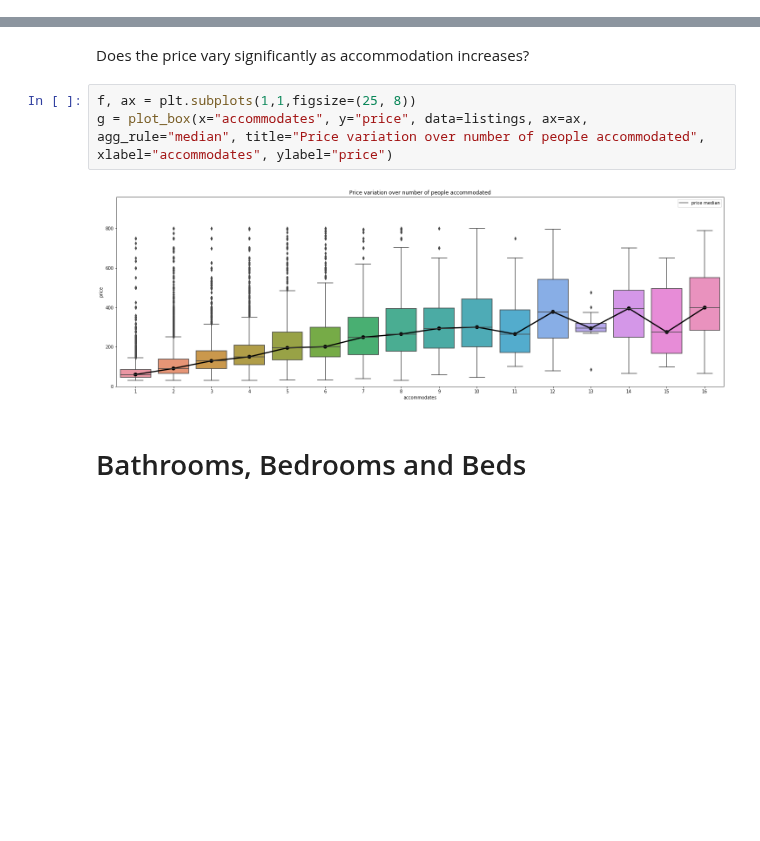
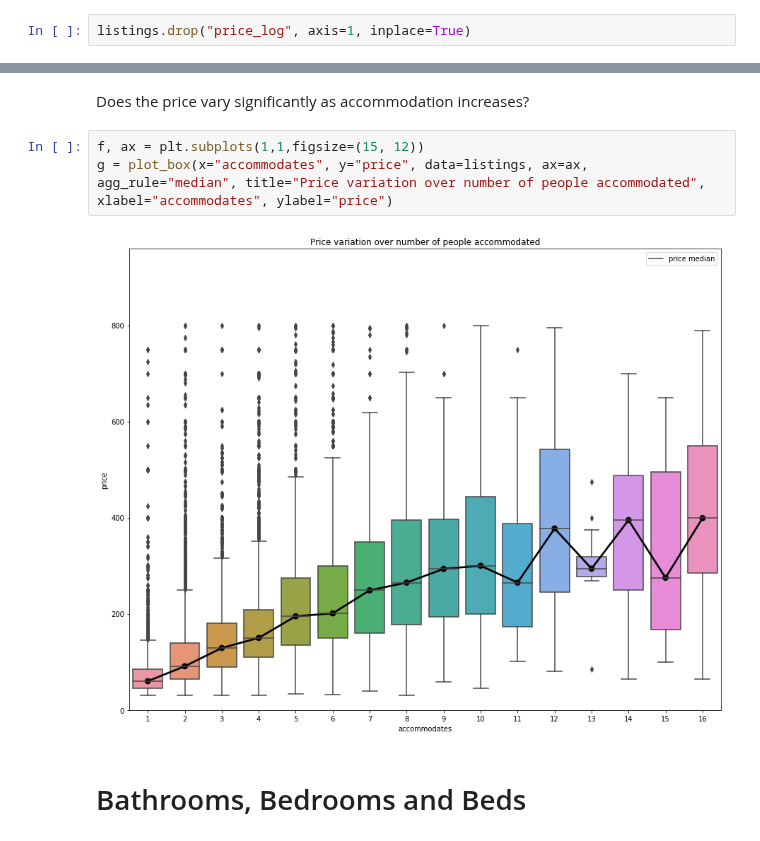
Before and after one commit to principal-miners/listings, a Jupyter notebook: ssh/EDA and validation.ipynb, the cells around one changed output, grey strips where cells are left out. Saved outputs shown, nothing was run; the diff lists cells and outputs as text; blank space fills up the shorter version.

```diff
--- a/ssh/EDA and validation.ipynb
+++ b/ssh/EDA and validation.ipynb
@@ -124,3 +123,5 @@ No handles with labels found to put in legend.
+# %%
+listings.drop("price_log", axis=1, inplace=True)
 # %% [markdown]
 # Amenities
 # %% [markdown]
@@ -160,10 +163,10 @@ g = plot_box(x="amenities_binned", y="price", data=listings, ax=ax, agg_rule="me
 # %% [markdown]
 Does the price vary significantly as accommodation increases?
 # %%
-f, ax = plt.subplots(1,1,figsize=(25, 8))
+f, ax = plt.subplots(1,1,figsize=(15, 12))
 g = plot_box(x="accommodates", y="price", data=listings, ax=ax, agg_rule="median", title="Price variation over number of people accommodated", xlabel="accommodates", ylabel="price")
 # %% [output]
-[figure, old version]
+[figure, new version]
 # %% [markdown]
 #  Bathrooms, Bedrooms and Beds
 # %% [markdown]
```
Also changed, not shown: parts of 10 cells of this notebook.
